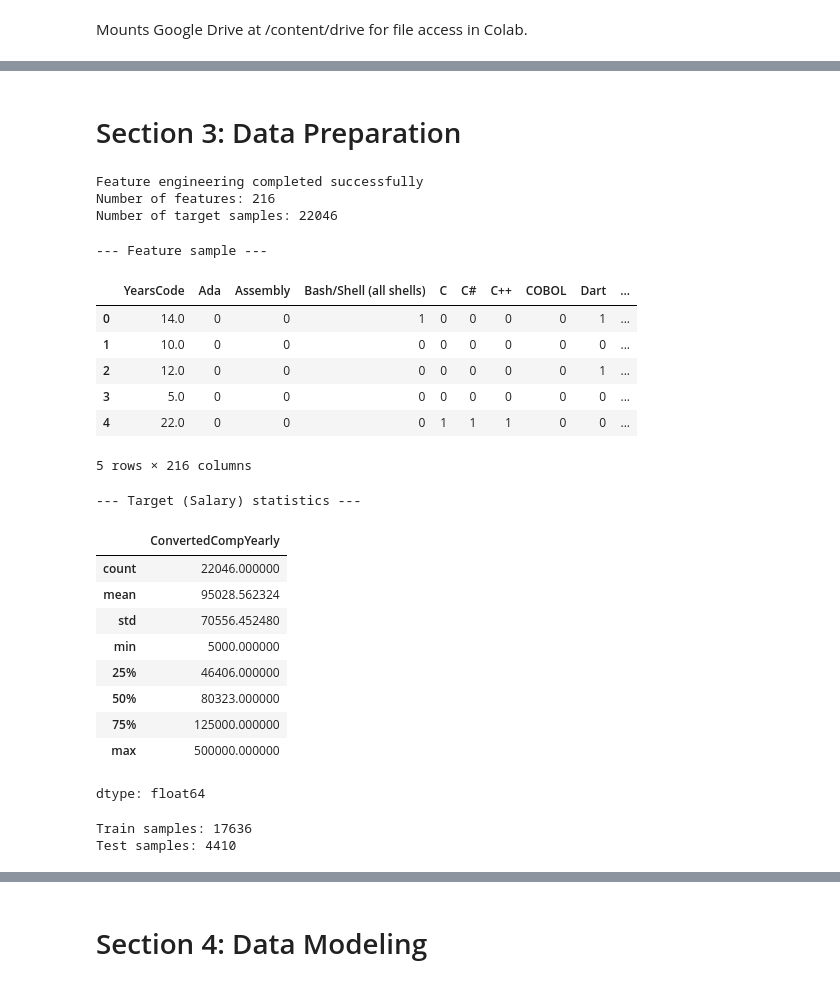
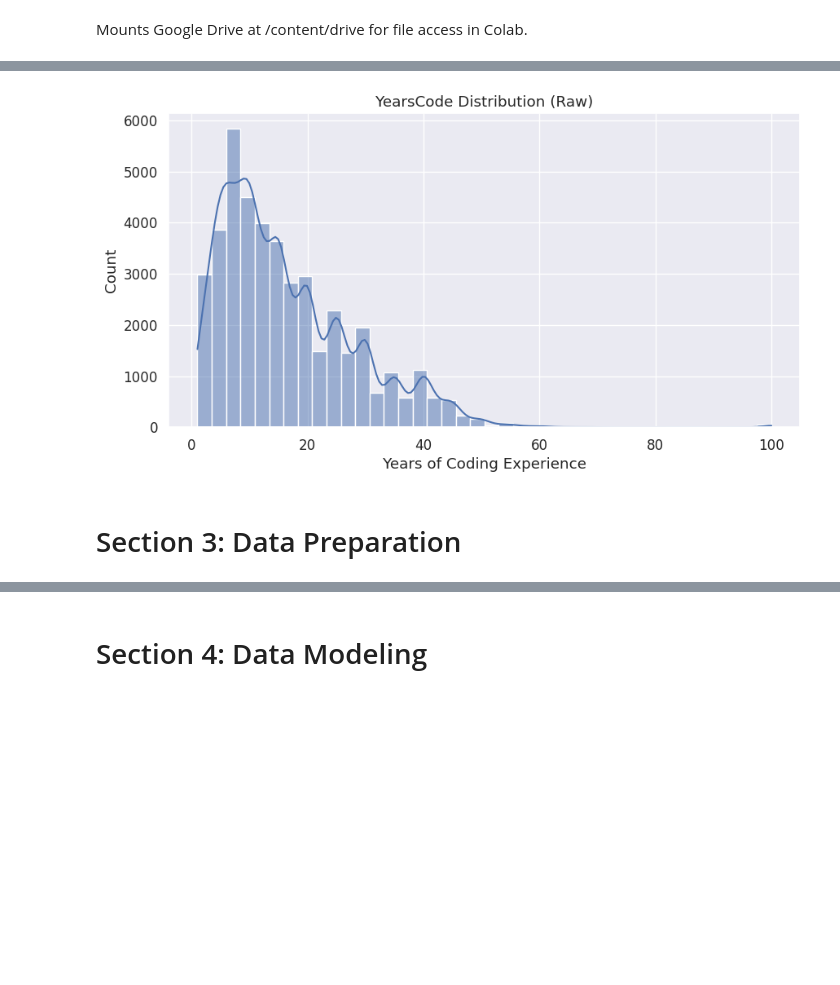
Before and after one commit to yukomath/Project_1, a Jupyter notebook: project.ipynb, the cells around one changed output, grey strips where cells are left out. Saved outputs shown, nothing was run; the diff lists cells and outputs as text; code cells hidden in the pictures; blank space fills up the shorter version.

```diff
--- a/project.ipynb
+++ b/project.ipynb
@@ -106,2 +401,13 @@ df = df[cols].copy()
+# %%
+# --------------------------------------
+# YearsCode Distribution
+# --------------------------------------
+plt.figure(figsize=(10,5))
+sns.histplot(df["YearsCode"], bins=40, kde=True)
+plt.title("YearsCode Distribution (Raw)")
+plt.xlabel("Years of Coding Experience")
+plt.show()
+# %% [output]
+[figure, added]
 # %% [markdown]
 # Section 3: Data Preparation
@@ -131,44 +413,0 @@ df_encoded = pd.get_dummies(df[cat_cols], drop_first=True)
-# %%
-# Combine all features
-X = pd.concat([
-    df[["YearsCode"]],
-    languages,
-    df_encoded
-], axis=1)
-
-y = df["ConvertedCompYearly"]
-
-print("Feature engineering completed successfully")
-print("Number of features:", X.shape[1])
-print("Number of target samples:", y.shape[0])
-# %% [output]
-Feature engineering completed successfully
-Number of features: 216
-Number of target samples: 22046
-# %%
-# Preview results
-print("\n--- Feature sample ---")
-display(X.head())
-
-print("\n--- Target (Salary) statistics ---")
-display(y.describe())
-# %% [output]
---- Feature sample ---
-|  | YearsCode | Ada | Assembly | Bash/Shell (all shells) | C | C# | C++ | COBOL | Dart | ... |
-| 0 | 14.0 | 0 | 0 | 1 | 0 | 0 | 0 | 0 | 1 | ... |
-| 1 | 10.0 | 0 | 0 | 0 | 0 | 0 | 0 | 0 | 0 | ... |
-| 2 | 12.0 | 0 | 0 | 0 | 0 | 0 | 0 | 0 | 1 | ... |
-| 3 | 5.0 | 0 | 0 | 0 | 0 | 0 | 0 | 0 | 0 | ... |
-| 4 | 22.0 | 0 | 0 | 0 | 1 | 1 | 1 | 0 | 0 | ... |
-5 rows × 216 columns
---- Target (Salary) statistics ---
-|  | ConvertedCompYearly |
-| count | 22046.000000 |
-| mean | 95028.562324 |
-| std | 70556.452480 |
-| min | 5000.000000 |
-| 25% | 46406.000000 |
-| 50% | 80323.000000 |
-| 75% | 125000.000000 |
-| max | 500000.000000 |
-dtype: float64
@@ -178,13 +413,0 @@ X.columns = X.columns.str.replace(r'[^0-9a-zA-Z_]', '_', regex=True)
-# %%
-# Split the Data
-
-from sklearn.model_selection import train_test_split
-
-X_train, X_test, y_train, y_test = train_test_split(
-    X, y, test_size=0.2, random_state=42
-)
-print("Train samples:", X_train.shape[0])
-print("Test samples:", X_test.shape[0])
-# %% [output]
-Train samples: 17636
-Test samples: 4410
```
Also changed, not shown: parts of 63 cells of this notebook.
